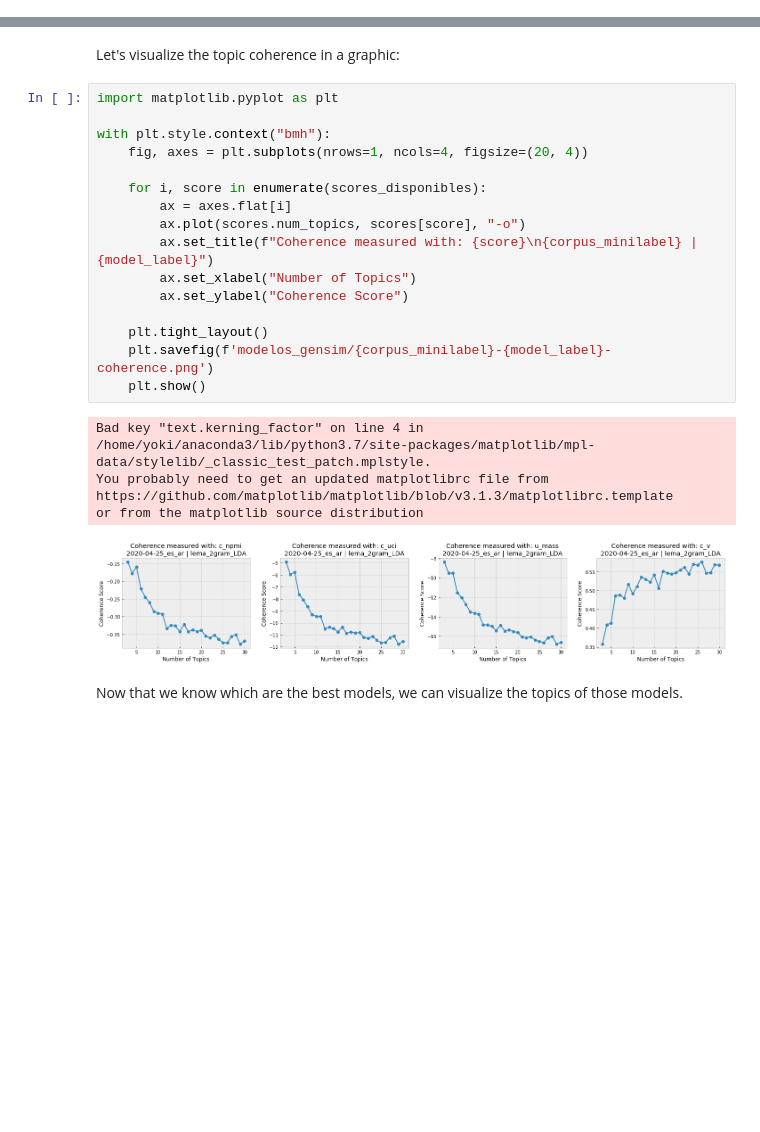
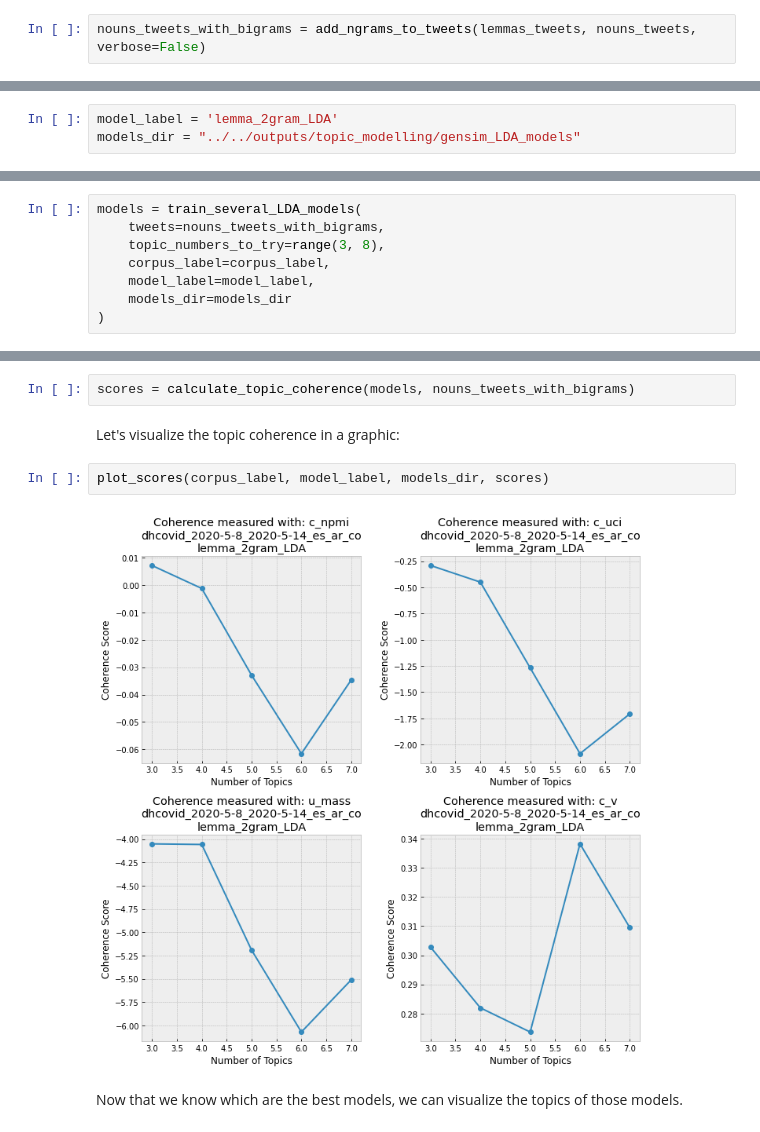
Before and after one commit to dh-miami/narratives_covid19, a Jupyter notebook: scripts/topic_modelling/topic_modelling_exploration.ipynb, the cells around one changed output, grey strips where cells are left out. Drawn from its saved outputs; the diff is of its cells as text; blank space fills up the shorter version.

Commit message:
topic modelling update

```diff
--- a/scripts/topic_modelling/topic_modelling_exploration.ipynb
+++ b/scripts/topic_modelling/topic_modelling_exploration.ipynb
@@ -118,0 +128,2 @@ for idx in range(len(lemas_tweets)):
+# %%
+nouns_tweets_with_bigrams = add_ngrams_to_tweets(lemmas_tweets, nouns_tweets, verbose=False)
@@ -185,0 +148,3 @@ Guardando en modelos_gensim/2020-04-25_es_ar-lema_2gram_LDA-ntopics30
+# %%
+model_label = 'lemma_2gram_LDA'
+models_dir = "../../outputs/topic_modelling/gensim_LDA_models"
@@ -185,0 +155,8 @@ Guardando en modelos_gensim/2020-04-25_es_ar-lema_2gram_LDA-ntopics30
+# %%
+models = train_several_LDA_models(
+    tweets=nouns_tweets_with_bigrams,
+    topic_numbers_to_try=range(3, 8),
+    corpus_label=corpus_label,
+    model_label=model_label,
+    models_dir=models_dir
+)
@@ -229,28 +180,11 @@ scores
+# %%
+scores = calculate_topic_coherence(models, nouns_tweets_with_bigrams)
 # %% [markdown]
 Let's visualize the topic coherence in a graphic:
-# %%
-import matplotlib.pyplot as plt
-
-with plt.style.context("bmh"):
-    fig, axes = plt.subplots(nrows=1, ncols=4, figsize=(20, 4))
-
-    for i, score in enumerate(scores_disponibles):
-        ax = axes.flat[i]
-        ax.plot(scores.num_topics, scores[score], "-o")
-        ax.set_title(f"Coherence measured with: {score}\n{corpus_minilabel} | {model_label}")
-        ax.set_xlabel("Number of Topics")
-        ax.set_ylabel("Coherence Score")
-
-    plt.tight_layout()
-    plt.savefig(f'modelos_gensim/{corpus_minilabel}-{model_label}-coherence.png')
-    plt.show()
-# %% [output]
-Bad key "text.kerning_factor" on line 4 in
-/home/yoki/anaconda3/lib/python3.7/site-packages/matplotlib/mpl-data/stylelib/_classic_test_patch.mplstyle.
-You probably need to get an updated matplotlibrc file from
-https://github.com/matplotlib/matplotlib/blob/v3.1.3/matplotlibrc.template
-or from the matplotlib source distribution
-[figure, removed]
+# %%
+plot_scores(corpus_label, model_label, models_dir, scores)
+# %% [output]
+[figure, added]
 # %% [markdown]
 Now that we know which are the best models, we can visualize the topics of those models.
 # %% [markdown]
```
Also changed, not shown: parts of 69 cells of this notebook, 26 other files.
